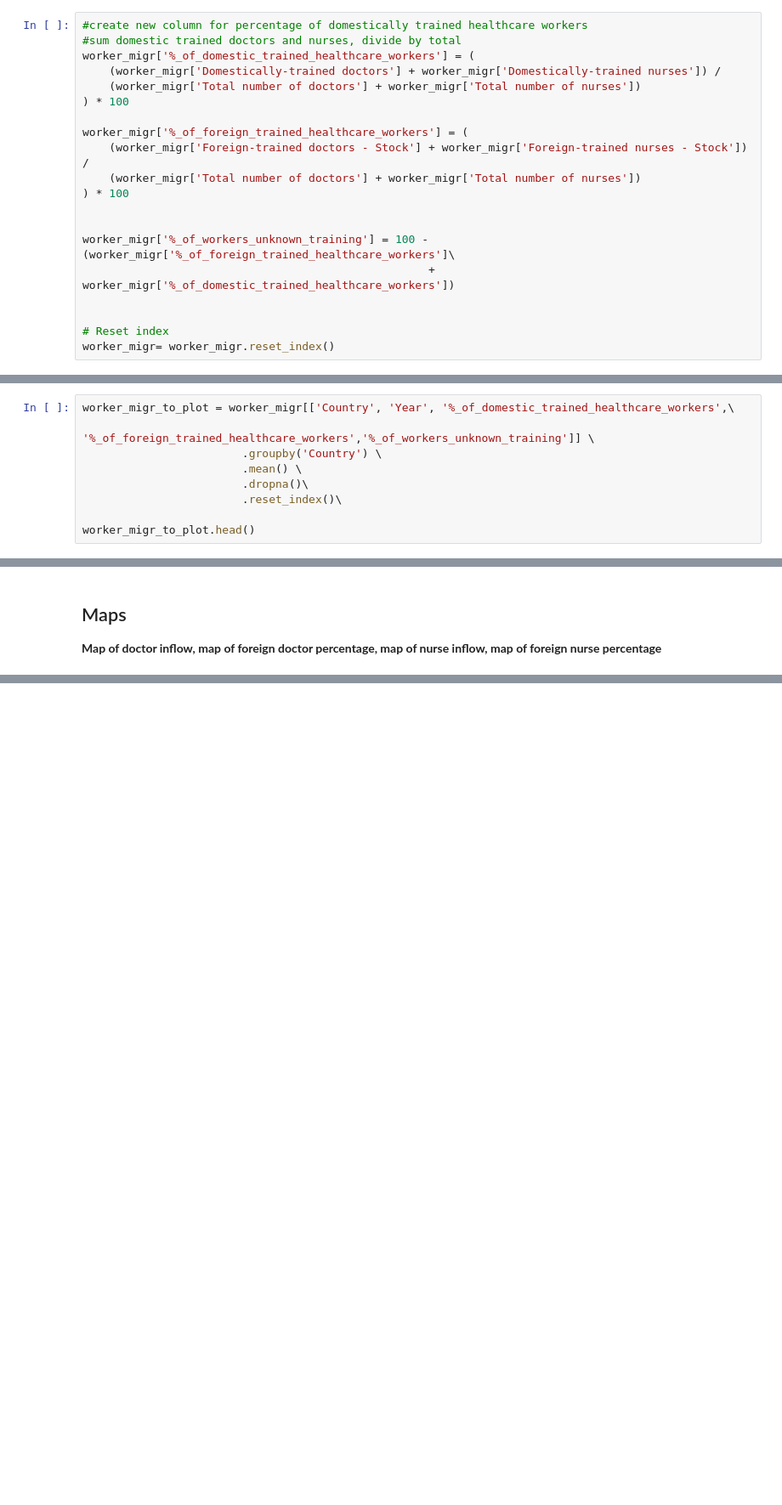
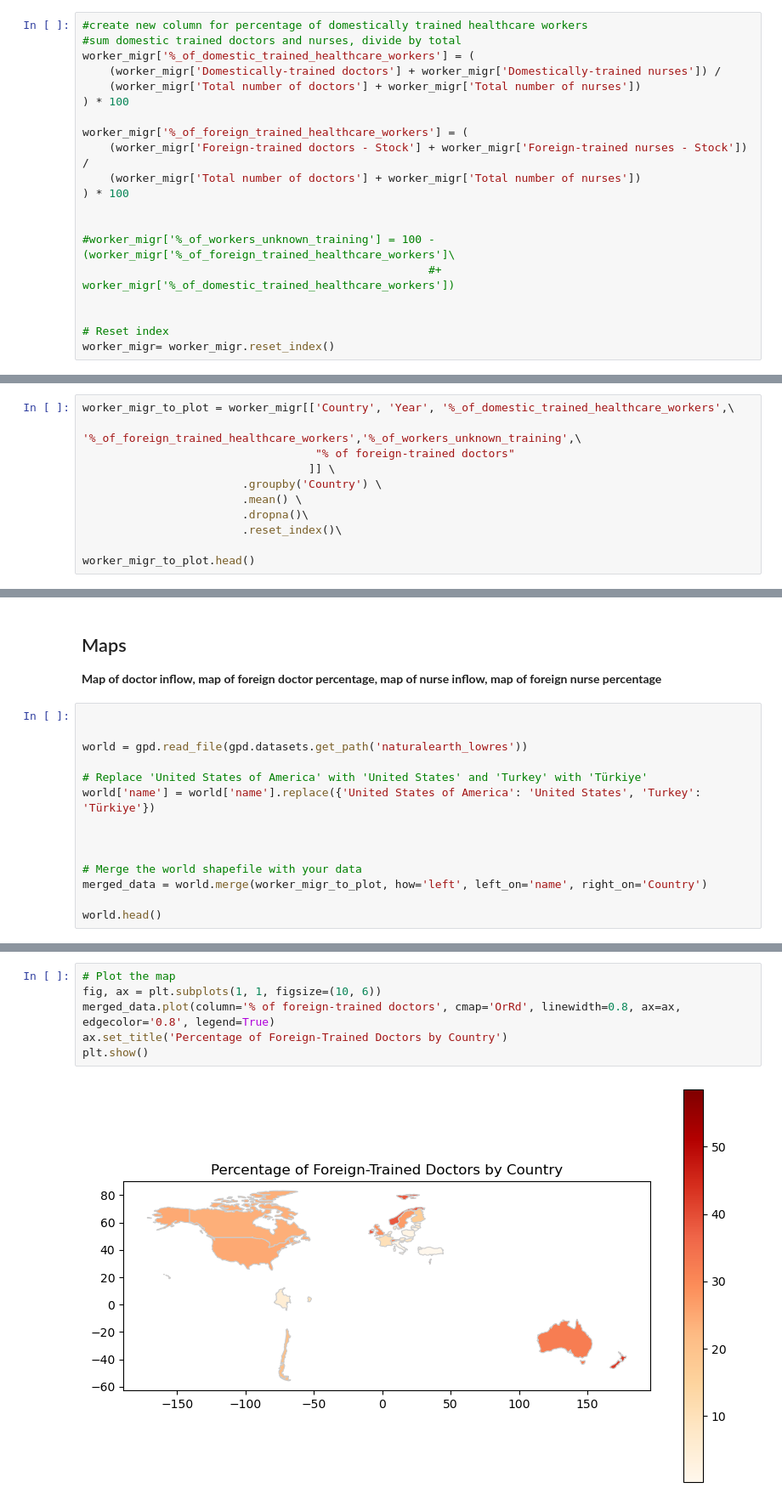
Before and after one commit to wren17/ECON323-Project, a Jupyter notebook: ECON323-FinalProject.ipynb, the cells around one changed output, grey strips where cells are left out. Shown at 85% size. Drawn from its saved outputs; the diff is of its cells as text; blank space fills up the shorter version.

Commit message:
Map Attempt 1
attempt at creating map for foreign trained doctor by country - needs revision

```diff
--- a/ECON323-FinalProject.ipynb
+++ b/ECON323-FinalProject.ipynb
@@ -410,8 +410,8 @@ worker_migr['%_of_foreign_trained_healthcare_workers'] = (
 ) * 100
 
 
-worker_migr['%_of_workers_unknown_training'] = 100 - (worker_migr['%_of_foreign_trained_healthcare_workers']\
-                                                    + worker_migr['%_of_domestic_trained_healthcare_workers'])
+#worker_migr['%_of_workers_unknown_training'] = 100 - (worker_migr['%_of_foreign_trained_healthcare_workers']\
+                                                    #+ worker_migr['%_of_domestic_trained_healthcare_workers'])
 
 
 # Reset index
@@ -421,6 +428,8 @@ worker_migr.head()
 # %%
 worker_migr_to_plot = worker_migr[['Country', 'Year', '%_of_domestic_trained_healthcare_workers',\
-                                   '%_of_foreign_trained_healthcare_workers','%_of_workers_unknown_training']] \
+                                   '%_of_foreign_trained_healthcare_workers','%_of_workers_unknown_training',\
+                                   "% of foreign-trained doctors"
+                                  ]] \
                         .groupby('Country') \
                         .mean() \
                         .dropna()\
@@ -454,3 +472,17 @@ plt.show()
 ## Maps
 
 **Map of doctor inflow, map of foreign doctor percentage, map of nurse inflow, map of foreign nurse percentage**
+# %%
+
+
+world = gpd.read_file(gpd.datasets.get_path('naturalearth_lowres'))
+
+# Replace 'United States of America' with 'United States' and 'Turkey' with 'Türkiye'
+world['name'] = world['name'].replace({'United States of America': 'United States', 'Turkey': 'Türkiye'})
+
+
+
+# Merge the world shapefile with your data
+merged_data = world.merge(worker_migr_to_plot, how='left', left_on='name', right_on='Country')
+
+world.head()
@@ -456,0 +496,8 @@ plt.show()
+# %%
+# Plot the map
+fig, ax = plt.subplots(1, 1, figsize=(10, 6))
+merged_data.plot(column='% of foreign-trained doctors', cmap='OrRd', linewidth=0.8, ax=ax, edgecolor='0.8', legend=True)
+ax.set_title('Percentage of Foreign-Trained Doctors by Country')
+plt.show()
+# %% [output]
+[figure, added]
```
Also changed, not shown: parts of 6 cells of this notebook.
